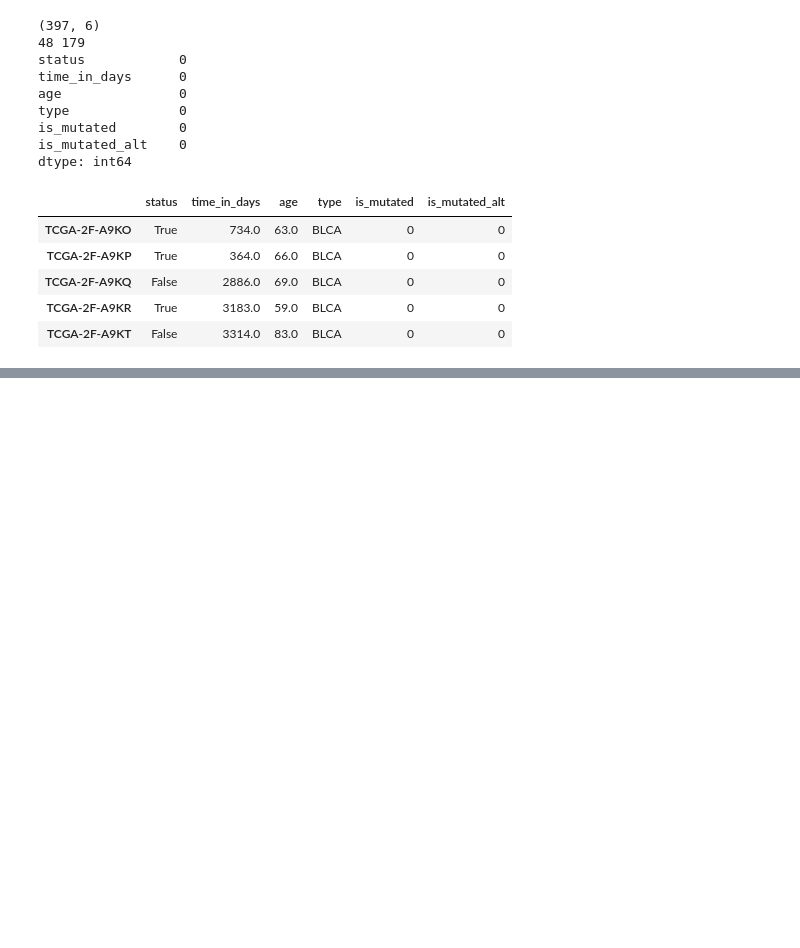
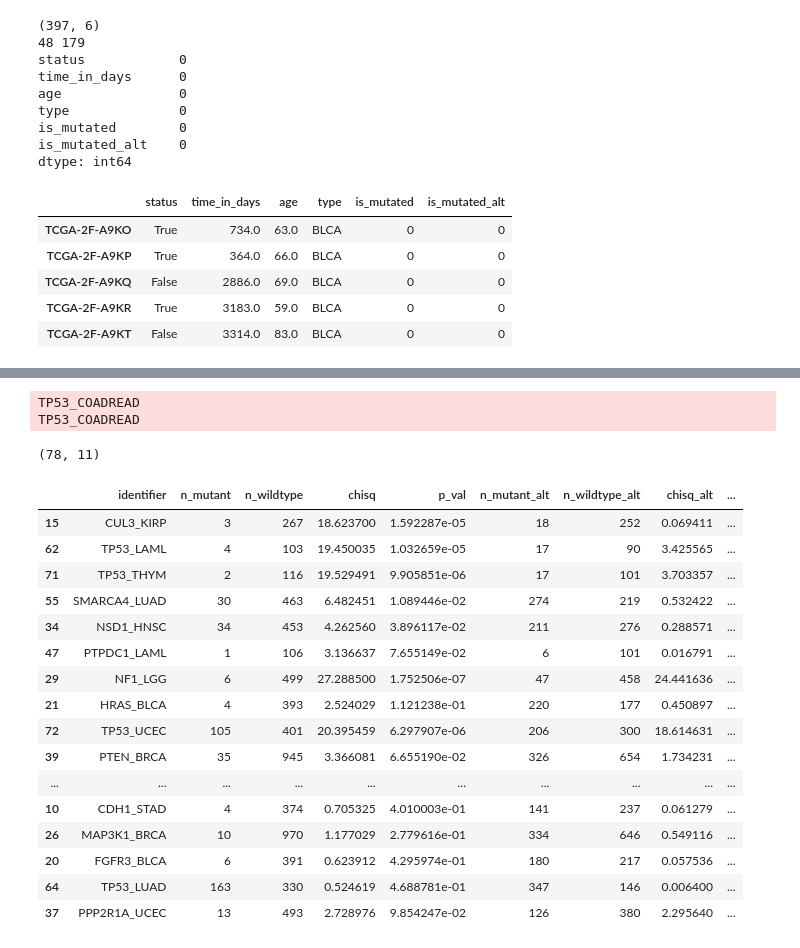
Before and after one commit to greenelab/mutation-fn, a Jupyter notebook: 6_survival_analysis/survival_hit_groups.ipynb, the cells around one changed output, grey strips where cells are left out. Saved outputs shown, nothing was run; the diff lists cells and outputs as text; code cells hidden in the pictures; blank space fills up the shorter version.

```diff
--- a/6_survival_analysis/survival_hit_groups.ipynb
+++ b/6_survival_analysis/survival_hit_groups.ipynb
@@ -374,0 +402,75 @@ Text(0.5, 0.98, 'Comparing mutation classes for RB1_BLCA')
+# %%
+class_2_surv_df = []
+columns = [
+    'identifier',
+    'n_mutant',
+    'n_wildtype',
+    'chisq',
+    'p_val',
+    'n_mutant_alt',
+    'n_wildtype_alt',
+    'chisq_alt',
+    'p_val_alt',
+]
+
+for identifier in class_2_ids:
+
+    results = [identifier]
+
+    id_clinical_df = get_groups_for_gene_and_tissue(
+        identifier, 'TSG', 'two')
+
+    for ix, mut_col in enumerate(['is_mutated', 'is_mutated_alt']):
+
+        n_mutant = id_clinical_df[mut_col].sum()
+        n_wildtype = id_clinical_df.shape[0] - n_mutant
+
+        if n_mutant == 0 or n_wildtype == 0:
+            print(identifier, mut_col, n_mutant, n_wildtype, file=sys.stderr)
+            continue
+
+        # hypothesis testing using log-rank test
+        try:
+            y = Surv.from_dataframe('status', 'time_in_days', id_clinical_df)
+        except ValueError:
+            # this happens for COADREAD, TODO fix it later
+            print(identifier, file=sys.stderr)
+            continue
+        chisq, p_val = compare_survival(y, id_clinical_df[mut_col].values)
+        results += [n_mutant, n_wildtype, chisq, p_val]
+
+    if len(results) == len(columns):
+        class_2_surv_df.append(results)
+
+class_2_surv_df = pd.DataFrame(
+    class_2_surv_df,
+    columns=columns
+)
+class_2_surv_df.set_index('identifier')
+
+class_2_surv_df['ts_diff'] = class_2_surv_df.chisq - class_2_surv_df.chisq_alt
+class_2_surv_df['p_val_diff'] = class_2_surv_df.p_val - class_2_surv_df.p_val_alt
+
+print(class_2_surv_df.shape)
+class_2_surv_df.sort_values(by='ts_diff', ascending=False).head(20)
+# %% [output]
+TP53_COADREAD
+TP53_COADREAD
+(78, 11)
+|  | identifier | n_mutant | n_wildtype | chisq | p_val | n_mutant_alt | n_wildtype_alt | chisq_alt | ... |
+| 15 | CUL3_KIRP | 3 | 267 | 18.623700 | 1.592287e-05 | 18 | 252 | 0.069411 | ... |
+| 62 | TP53_LAML | 4 | 103 | 19.450035 | 1.032659e-05 | 17 | 90 | 3.425565 | ... |
+| 71 | TP53_THYM | 2 | 116 | 19.529491 | 9.905851e-06 | 17 | 101 | 3.703357 | ... |
+| 55 | SMARCA4_LUAD | 30 | 463 | 6.482451 | 1.089446e-02 | 274 | 219 | 0.532422 | ... |
+| 34 | NSD1_HNSC | 34 | 453 | 4.262560 | 3.896117e-02 | 211 | 276 | 0.288571 | ... |
+| 47 | PTPDC1_LAML | 1 | 106 | 3.136637 | 7.655149e-02 | 6 | 101 | 0.016791 | ... |
+| 29 | NF1_LGG | 6 | 499 | 27.288500 | 1.752506e-07 | 47 | 458 | 24.441636 | ... |
+| 21 | HRAS_BLCA | 4 | 393 | 2.524029 | 1.121238e-01 | 220 | 177 | 0.450897 | ... |
+| 72 | TP53_UCEC | 105 | 401 | 20.395459 | 6.297907e-06 | 206 | 300 | 18.614631 | ... |
+| 39 | PTEN_BRCA | 35 | 945 | 3.366081 | 6.655190e-02 | 326 | 654 | 1.734231 | ... |
+| ... | ... | ... | ... | ... | ... | ... | ... | ... | ... |
+| 10 | CDH1_STAD | 4 | 374 | 0.705325 | 4.010003e-01 | 141 | 237 | 0.061279 | ... |
+| 26 | MAP3K1_BRCA | 10 | 970 | 1.177029 | 2.779616e-01 | 334 | 646 | 0.549116 | ... |
+| 20 | FGFR3_BLCA | 6 | 391 | 0.623912 | 4.295974e-01 | 180 | 217 | 0.057536 | ... |
+| 64 | TP53_LUAD | 163 | 330 | 0.524619 | 4.688781e-01 | 347 | 146 | 0.006400 | ... |
+| 37 | PPP2R1A_UCEC | 13 | 493 | 2.728976 | 9.854247e-02 | 126 | 380 | 2.295640 | ... |
```
Also changed, not shown: parts of 6 cells of this notebook, 1 other file.
